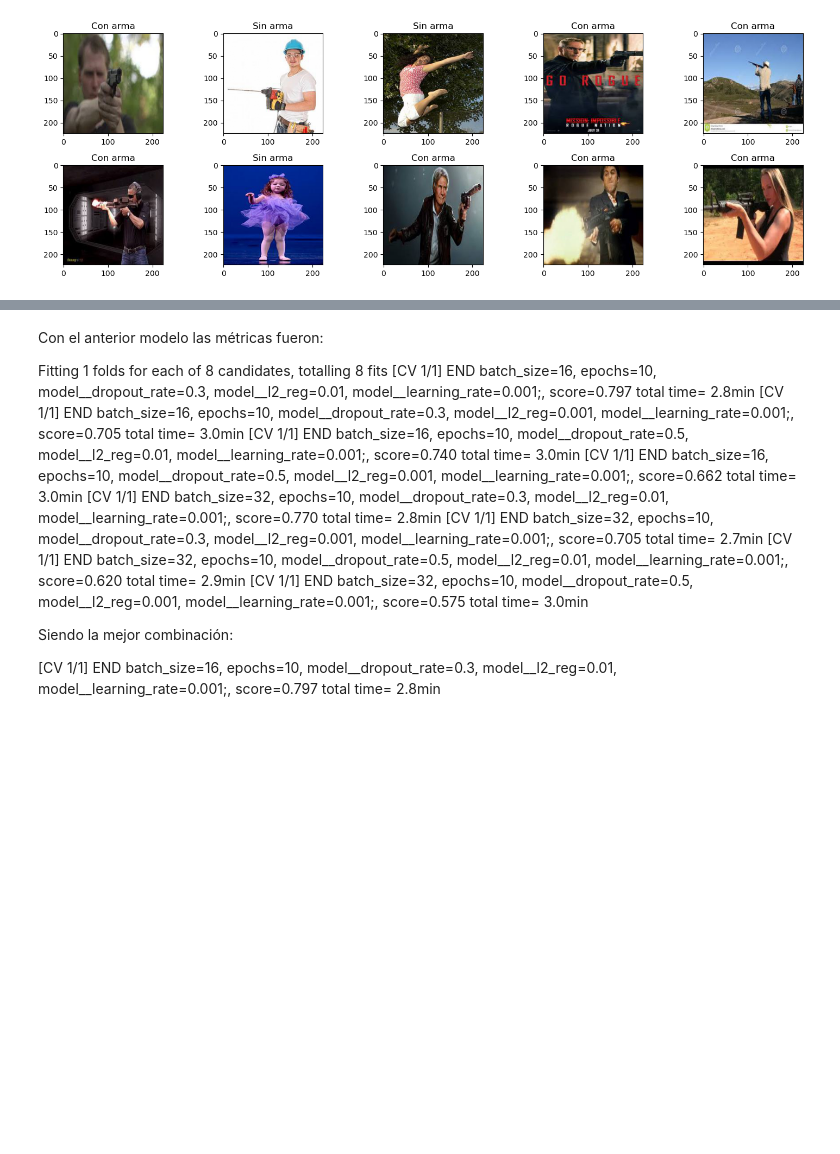
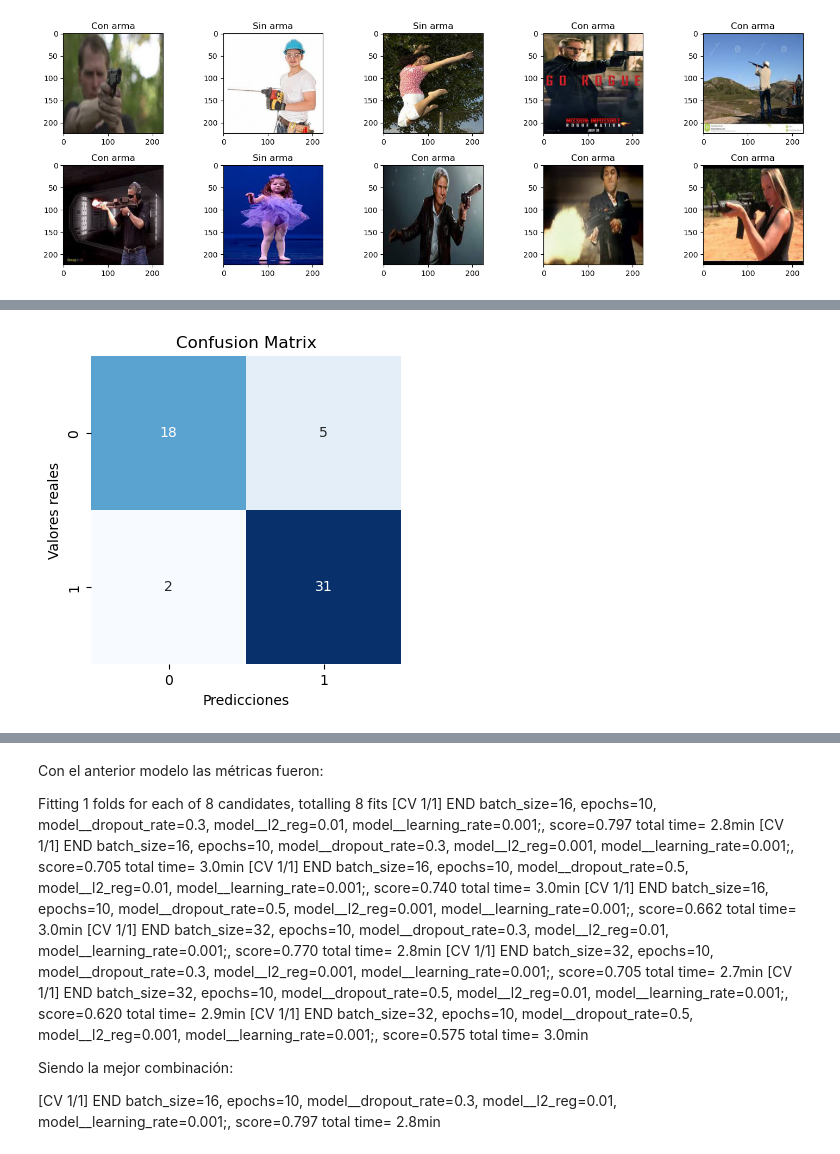
Before and after one commit to yeymix/bootcampIA, a Jupyter notebook: WeaponDetectionProject/RenNC.weapons.ipynb, the cells around one changed output, grey strips where cells are left out. Cells and saved outputs as stored; diff of their text form; code cells hidden in the pictures; blank space fills up the shorter version.

```diff
--- a/WeaponDetectionProject/RenNC.weapons.ipynb
+++ b/WeaponDetectionProject/RenNC.weapons.ipynb
@@ -379,0 +420,10 @@ Epoch 7/10
+# %%
+# Entrenar el modelo con los datos de entrenamiento y validación
+history = best_model.fit(
+    X_train, y_train,
+    batch_size=best_params['batch_size'],
+    epochs=best_params['epochs'],
+    validation_data=(X_test, y_test),
+    callbacks=[early_stopping],
+    verbose=1
+)
@@ -477,7 +461,0 @@ Precisión en el conjunto de validación: 0.6786
-# %%
-# Evaluar el mejor modelo encontrado en el conjunto de validación
-best_model = grid_result.best_estimator_.model_
-val_loss, val_accuracy = best_model.evaluate(X_val, y_val, verbose=0)
-
-print(f"Loss en validación: {val_loss}")
-print(f"Accuracy en validación: {val_accuracy}")
@@ -527,0 +462,9 @@ df_comparaciones = pd.DataFrame(y_pred,y_val)
+# %%
+# Hacer predicciones con el modelo
+y_pred_probs = best_model.predict(X_test)  # Obtiene las probabilidades de clase (entre 0 y 1)
+y_pred_probs_rounded = np.round(y_pred_probs, 3)
+y_pred_classes = (y_pred_probs > 0.5).astype("int32")  # Convierte a 0 o 1 basado en el umbral 0.5
+
+# Imprimir algunas predicciones para verificar
+print("Predicciones (probabilidades):", y_pred_probs_rounded[:10].flatten())
+print("Predicciones (clases):", y_pred_classes[:10].flatten())
@@ -527,0 +497,13 @@ df_comparaciones = pd.DataFrame(y_pred,y_val)
+# %%
+# Calcular la matriz de confusión
+conf_matrix = confusion_matrix(y_val, y_pred_classes)
+
+# Visualizar la matriz de confusión usando Seaborn
+plt.figure(figsize=(4, 4))
+sns.heatmap(conf_matrix, annot=True, fmt='d', cmap='Blues', cbar=False)
+plt.xlabel('Predicciones')
+plt.ylabel('Valores reales')
+plt.title('Confusion Matrix')
+plt.show()
+# %% [output]
+[figure, added]
```
Also changed, not shown: parts of 48 cells of this notebook.
